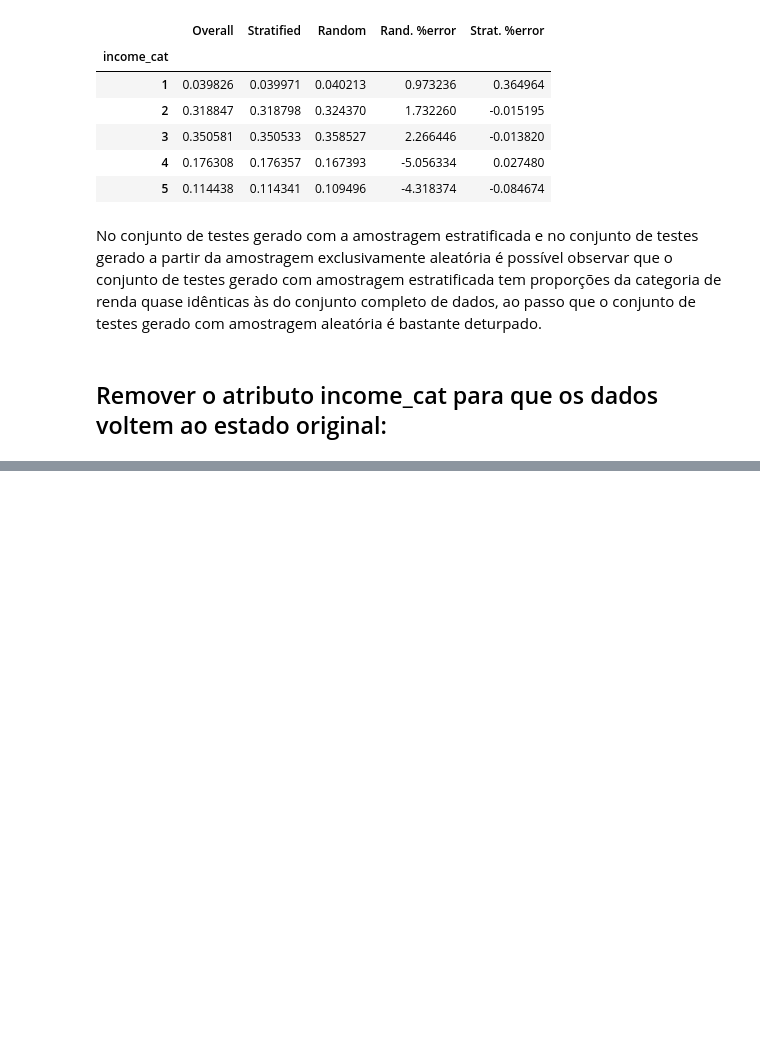
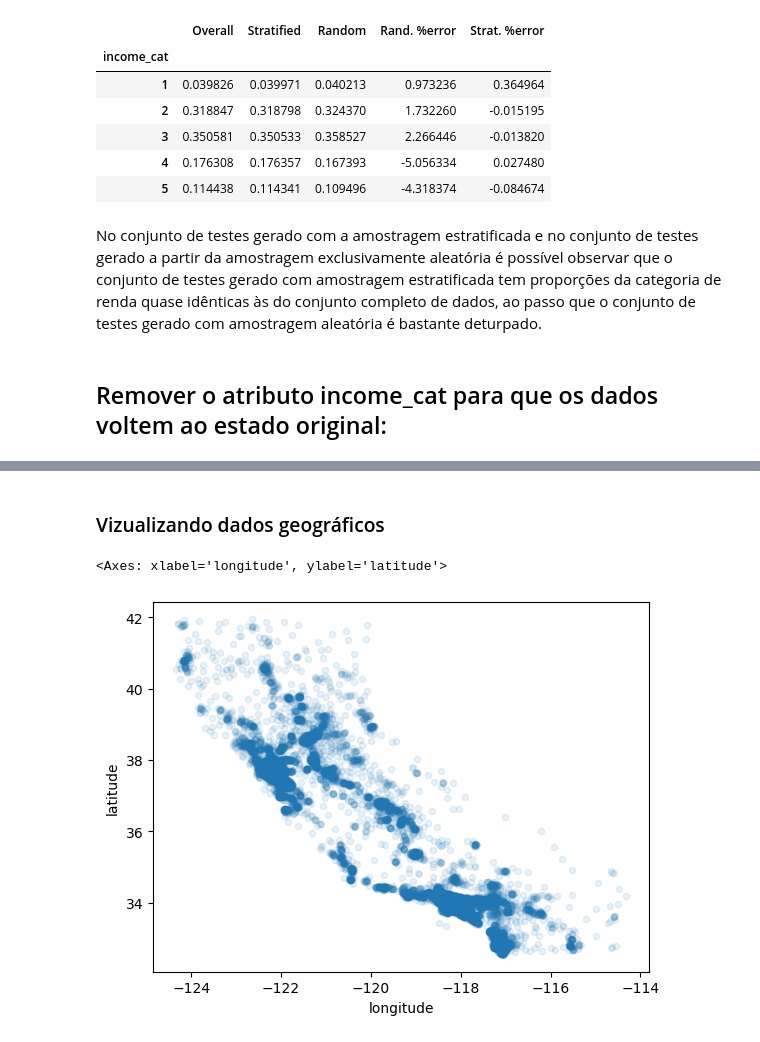
Before and after one commit to maiconcentner/machine_learning, a Jupyter notebook: am_precos_imobiliarios/projeto1.ipynb, the cells around one changed output, grey strips where cells are left out. Saved outputs shown, nothing was run; the diff lists cells and outputs as text; code cells hidden in the pictures; blank space fills up the shorter version.

Commit message:
analise e exploracao dos dados

```diff
--- a/am_precos_imobiliarios/projeto1.ipynb
+++ b/am_precos_imobiliarios/projeto1.ipynb
@@ -291,0 +314,4 @@ strat_test_set.head()
+# %%
+housing = strat_train_set.copy()
+# %% [markdown]
+### Vizualizando dados geográficos
@@ -291,0 +320,8 @@ strat_test_set.head()
+# %%
+# diagrama de dispersão para visualizar os dados de todas as regiões
+housing.plot(kind="scatter", x="longitude", y="latitude", alpha=0.1)
+# opção alpha para 0.1 facilita a visualização dos locais em que há uma alta densidade de pontos de dados
+# CALIFÓRNIA
+# %% [output]
+<Axes: xlabel='longitude', ylabel='latitude'>
+[figure, added]
```
Also changed, not shown: parts of 35 cells of this notebook.
